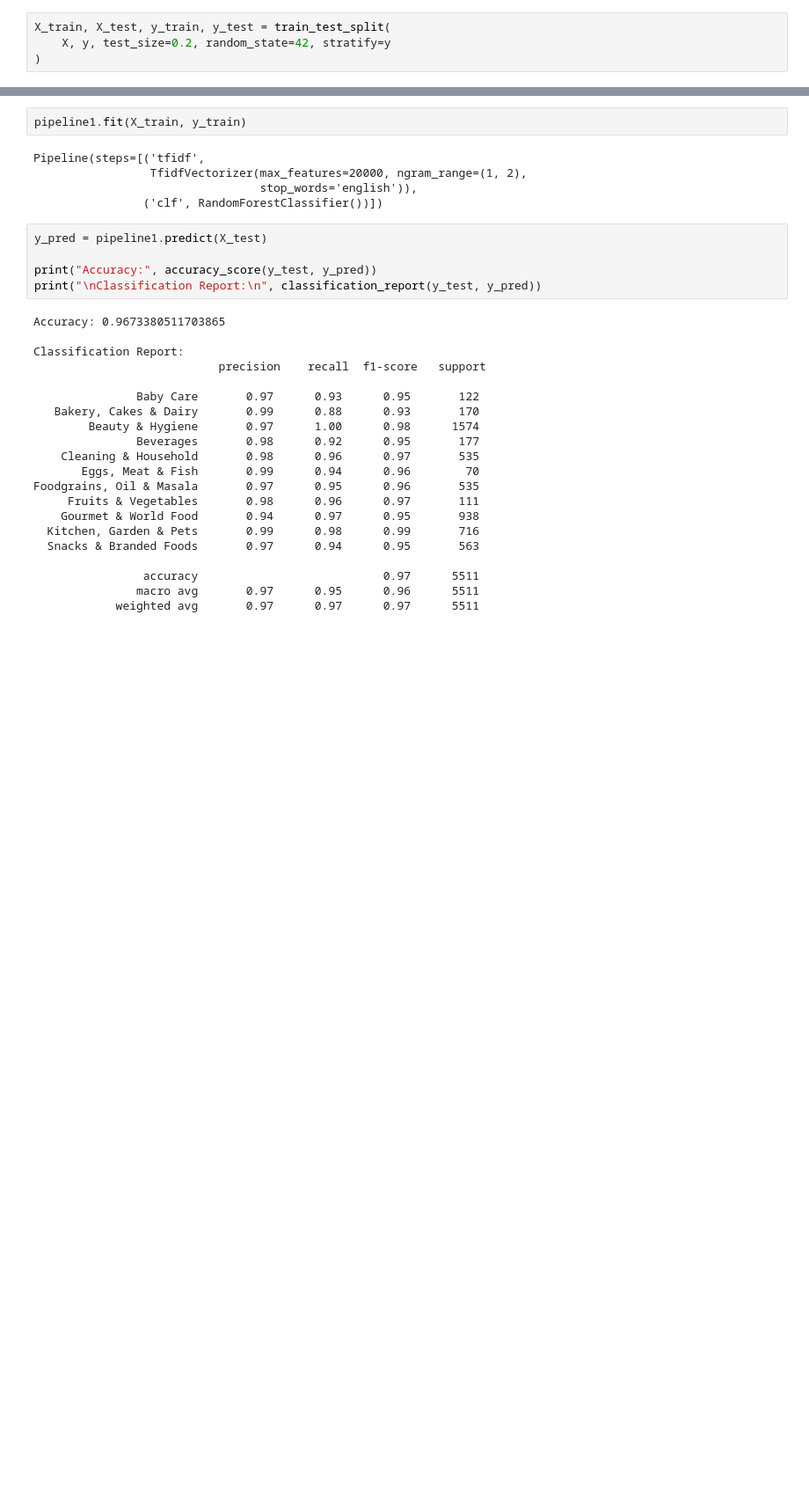
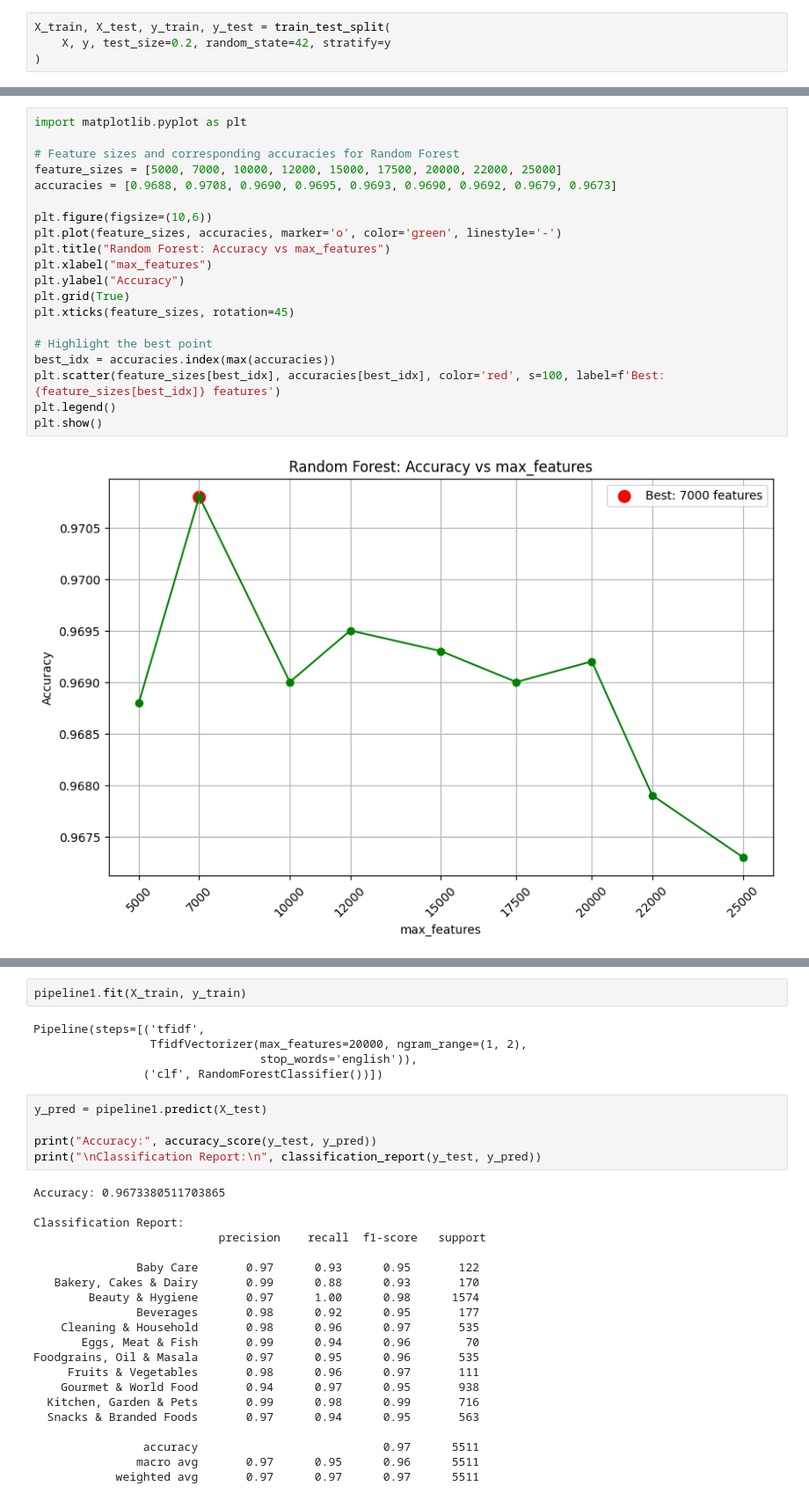
Before and after one commit to ka1817/BigBasket-SmartCart-AI-Assistant-for-BigBasket-Shopping, a Jupyter notebook: notebook/testing.ipynb, the cells around one changed output, grey strips where cells are left out. Shown at 88% size. Cells and saved outputs as stored; diff of their text form; blank space fills up the shorter version.

```diff
--- a/notebook/testing.ipynb
+++ b/notebook/testing.ipynb
@@ -84,0 +322,22 @@ Foodgrains, Oil & Masala       0.95      0.96      0.95       535
+# %%
+import matplotlib.pyplot as plt
+
+# Feature sizes and corresponding accuracies for Random Forest
+feature_sizes = [5000, 7000, 10000, 12000, 15000, 17500, 20000, 22000, 25000]
+accuracies = [0.9688, 0.9708, 0.9690, 0.9695, 0.9693, 0.9690, 0.9692, 0.9679, 0.9673]
+
+plt.figure(figsize=(10,6))
+plt.plot(feature_sizes, accuracies, marker='o', color='green', linestyle='-')
+plt.title("Random Forest: Accuracy vs max_features")
+plt.xlabel("max_features")
+plt.ylabel("Accuracy")
+plt.grid(True)
+plt.xticks(feature_sizes, rotation=45)
+
+# Highlight the best point
+best_idx = accuracies.index(max(accuracies))
+plt.scatter(feature_sizes[best_idx], accuracies[best_idx], color='red', s=100, label=f'Best: {feature_sizes[best_idx]} features')
+plt.legend()
+plt.show()
+# %% [output]
+[figure, added]
```
Also changed, not shown: parts of 21 cells of this notebook, 6 other files.
